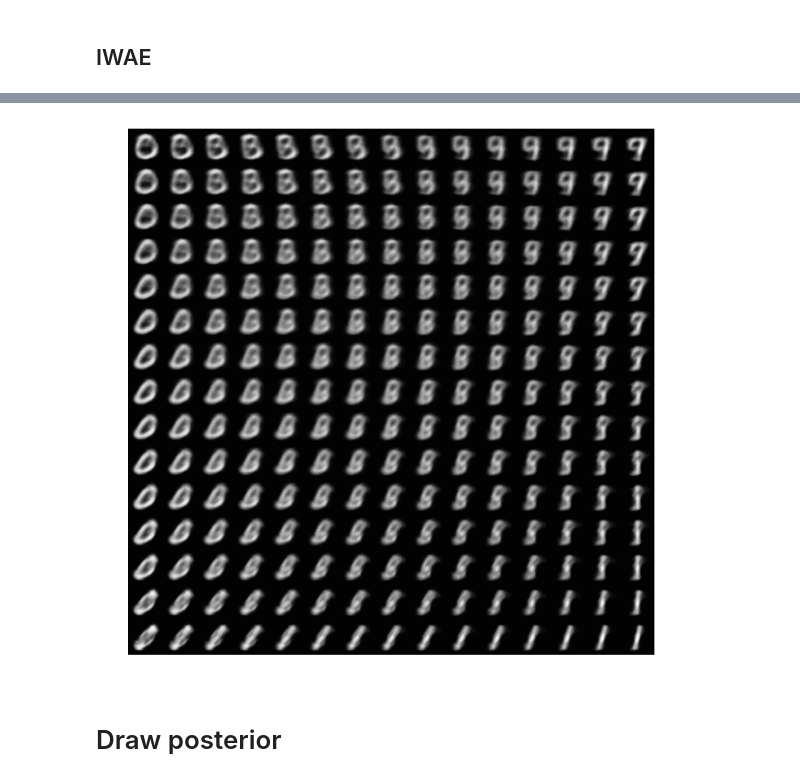
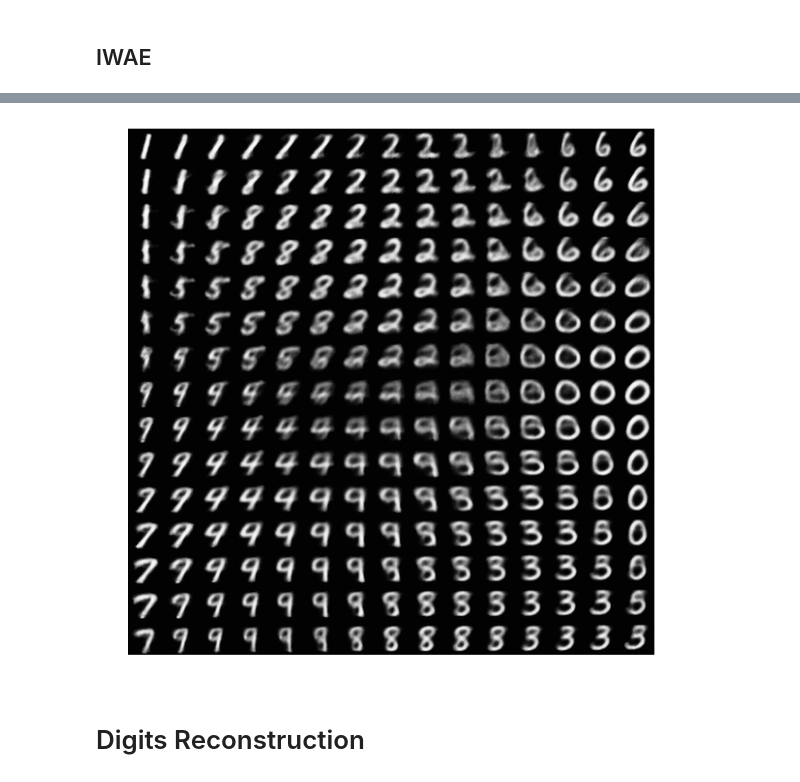
Before and after one commit to Intelligent-Systems-Phystech/DeepGenerativeModels, a Jupyter notebook: examples/VAE_IWAE.ipynb, the cells around one changed output, grey strips where cells are left out. Saved outputs shown, nothing was run; the diff lists cells and outputs as text; code cells hidden in the pictures.

```diff
--- a/examples/VAE_IWAE.ipynb
+++ b/examples/VAE_IWAE.ipynb
@@ -35,8 +52,8 @@ optimizer = optim.Adam(model.parameters(), lr=0.001)
 # %%
-utils.trainer(model = model,
-        optimizer = optimizer,
-        dataset = train_data,
-        count_of_epoch = 1,
-        batch_size = 64,
-        callback = None,
-        progress = tqdm)
+# utils.trainer(model = model_vae,
+#         optimizer = optimizer,
+#         dataset = train_data,
+#         count_of_epoch = 40,
+#         batch_size = 64,
+#         callback = None,
+#         progress = tqdm)
@@ -54,5 +74,5 @@ plt.show()
 # %% [markdown]
 ## IWAE
 # %%
-model = IWAE(2, 28*28, K = 2, device=device)
+model_iwae = IWAE(2, 28*28, K = 50, device=device)
 # %%
@@ -60,8 +80,8 @@ optimizer = optim.Adam(model.parameters(), lr=0.001)
 # %%
-utils.trainer(model = model,
-                optimizer = optimizer,
-                dataset = train_data,
-                count_of_epoch = 1,
-                batch_size = 64,
-                callback = None,
-                progress = tqdm)
+# utils.trainer(model = model_iwae,
+#                 optimizer = optimizer,
+#                 dataset = train_data,
+#                 count_of_epoch = 40,
+#                 batch_size = 64,
+#                 callback = None,
+#                 progress = tqdm)
@@ -70,12 +91,14 @@ utils.trainer(model = model,
+# %%
+model_iwae.load_state_dict(torch.load('./models/iwae_d_2_k_50.model', map_location=device))
 # %%
-figure = utils.draw_samples_grid_vae(model)
+figure = utils.draw_samples_grid_vae(model_iwae)
 
 plt.figure(figsize=(10, 10))
 plt.imshow(figure, cmap='Greys_r', vmin=0, vmax=1, interpolation='lanczos')
 plt.axis('off')
 plt.show()
 # %% [output]
-[figure, old version]
+[figure, new version]
-# %% [markdown]
-# Draw posterior
+# %% [markdown]
+# Digits Reconstruction
 # %%
```
Also changed, not shown: parts of 22 cells of this notebook.
